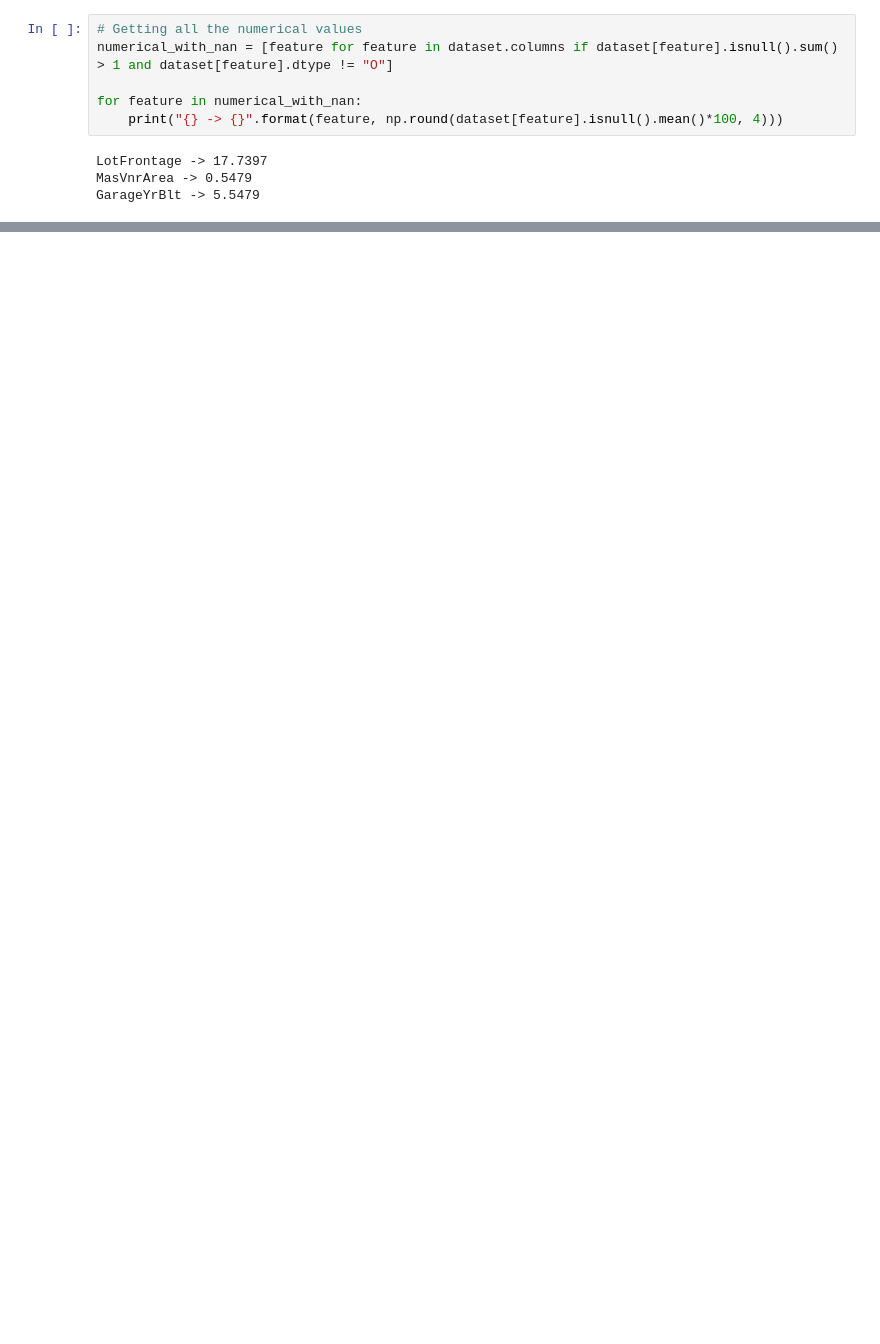
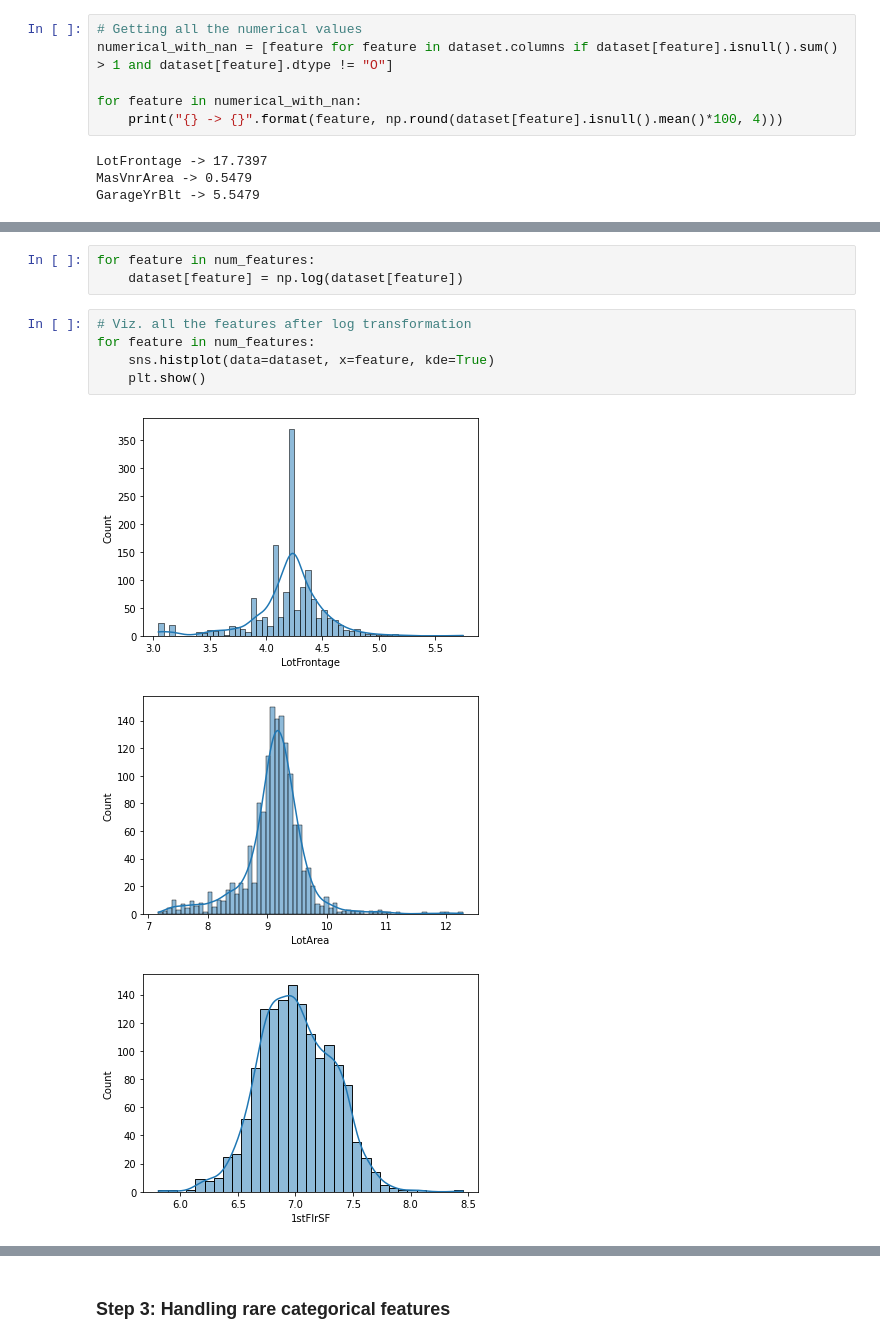
Before and after one commit to tejeshreddy/kaggle-notebooks, a Jupyter notebook: house-prices-reg-techniques/e2e/feature-engineering.ipynb, the cells around one changed output, grey strips where cells are left out. Saved outputs shown, nothing was run; the diff lists cells and outputs as text; blank space fills up the shorter version.

```diff
--- a/house-prices-reg-techniques/e2e/feature-engineering.ipynb
+++ b/house-prices-reg-techniques/e2e/feature-engineering.ipynb
@@ -88,0 +163,12 @@ GarageYrBlt -> 5.5479
+# %%
+for feature in num_features:
+    dataset[feature] = np.log(dataset[feature])
+# %%
+# Viz. all the features after log transformation
+for feature in num_features:
+    sns.histplot(data=dataset, x=feature, kde=True)
+    plt.show()
+# %% [output]
+[figure, added]
+[figure, added]
+[figure, added]
@@ -88,0 +177,2 @@ GarageYrBlt -> 5.5479
+# %% [markdown]
+### Step 3: Handling rare categorical features
```
Also changed, not shown: parts of 23 cells of this notebook.
